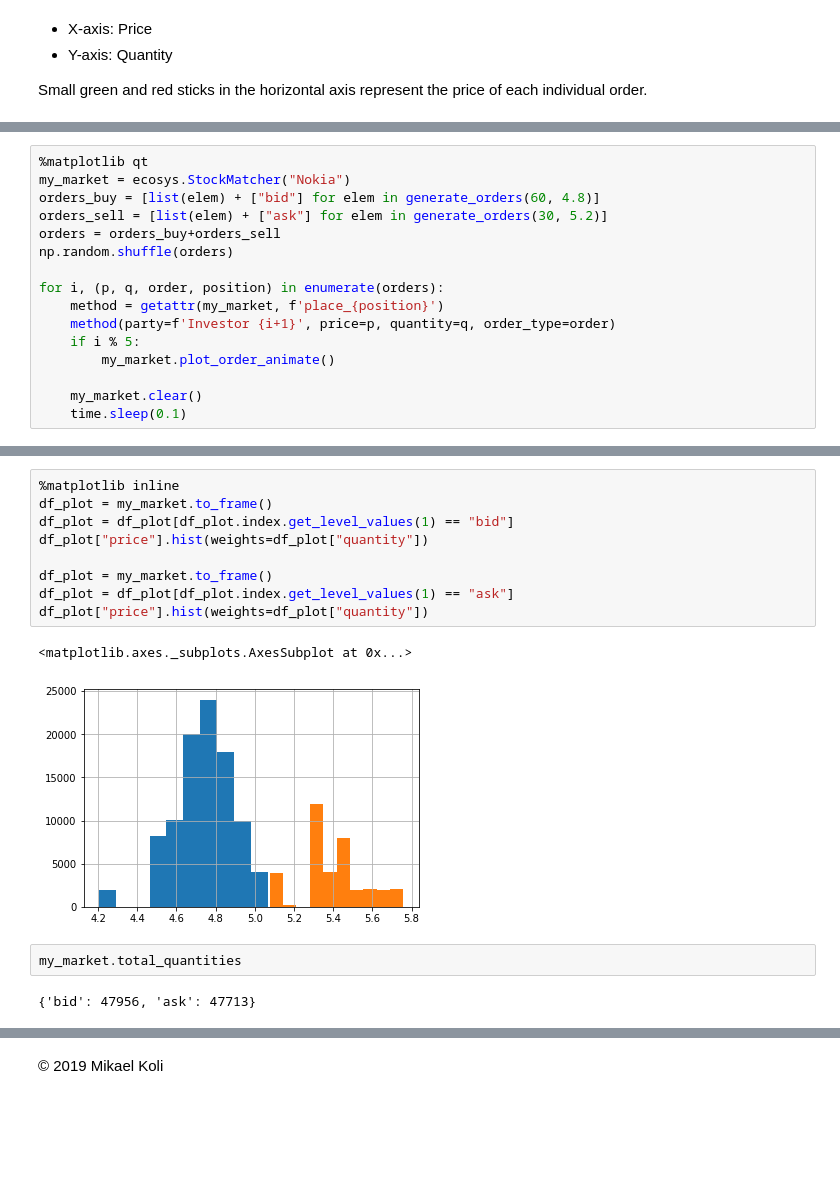
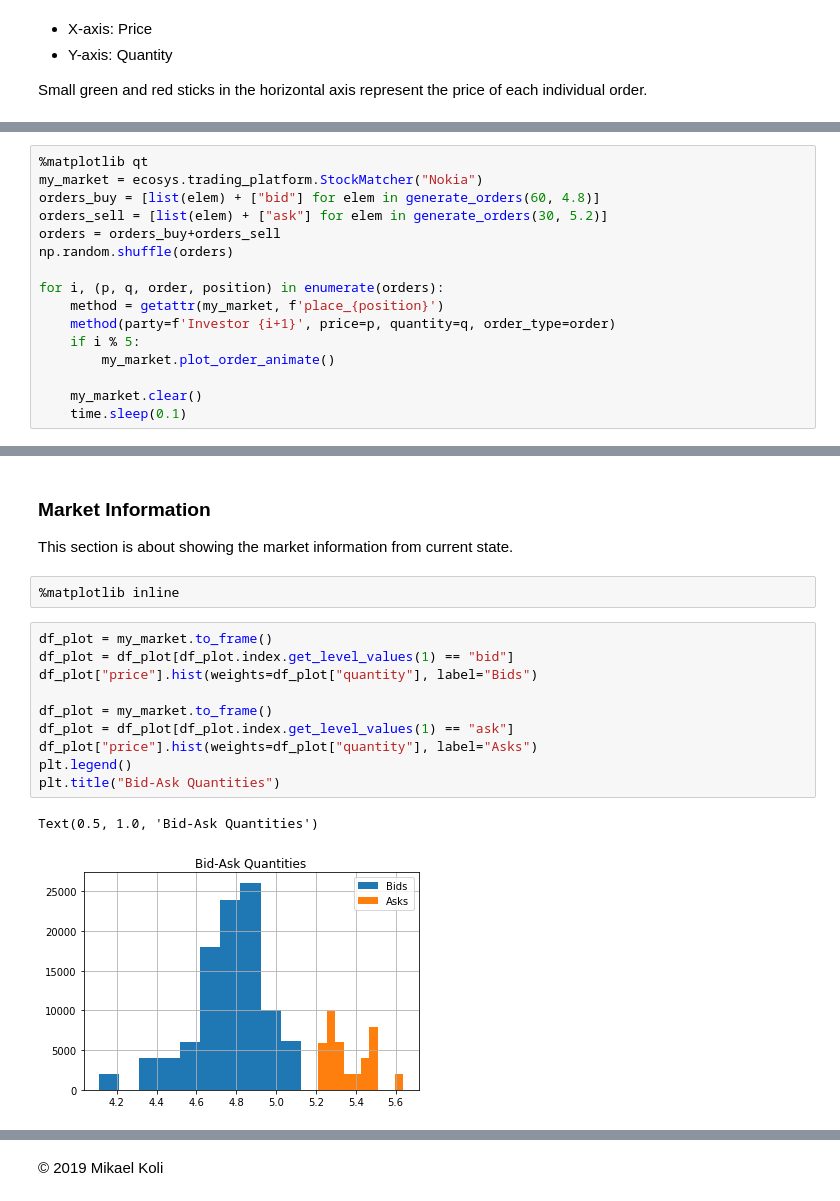
Before and after one commit to Miksus/ecosys, a Jupyter notebook: docs/maket_demo.ipynb, the cells around one changed output, grey strips where cells are left out. Saved outputs shown, nothing was run; the diff lists cells and outputs as text; blank space fills up the shorter version.

```diff
--- a/docs/maket_demo.ipynb
+++ b/docs/maket_demo.ipynb
@@ -115,6 +246,6 @@ When the code below is run, Matplotlib is opened in Qt window where the orders a
 # %%
 %matplotlib qt
-my_market = ecosys.StockMatcher("Nokia")
+my_market = ecosys.trading_platform.StockMatcher("Nokia")
 orders_buy = [list(elem) + ["bid"] for elem in generate_orders(60, 4.8)]
 orders_sell = [list(elem) + ["ask"] for elem in generate_orders(30, 5.2)]
 orders = orders_buy+orders_sell
@@ -140,16 +264,18 @@ my_market.to_frame()["price"].hist(weights=my_market.to_frame()["quantity"])
+# %% [markdown]
+### Market Information<a class="anchor" id="H13"></a>
+This section is about showing the market information from current state.
+# %%
+%matplotlib inline
 # %%
-%matplotlib inline
 df_plot = my_market.to_frame()
 df_plot = df_plot[df_plot.index.get_level_values(1) == "bid"]
-df_plot["price"].hist(weights=df_plot["quantity"])
+df_plot["price"].hist(weights=df_plot["quantity"], label="Bids")
 
 df_plot = my_market.to_frame()
 df_plot = df_plot[df_plot.index.get_level_values(1) == "ask"]
-df_plot["price"].hist(weights=df_plot["quantity"])
+df_plot["price"].hist(weights=df_plot["quantity"], label="Asks")
+plt.legend()
+plt.title("Bid-Ask Quantities")
 # %% [output]
-<matplotlib.axes._subplots.AxesSubplot at 0x...>
+Text(0.5, 1.0, 'Bid-Ask Quantities')
-[figure, old version]
+[figure, new version]
-# %%
-my_market.total_quantities
-# %% [output]
-{'bid': 47956, 'ask': 47713}
```
Also changed, not shown: parts of 29 cells of this notebook, 24 other files.
